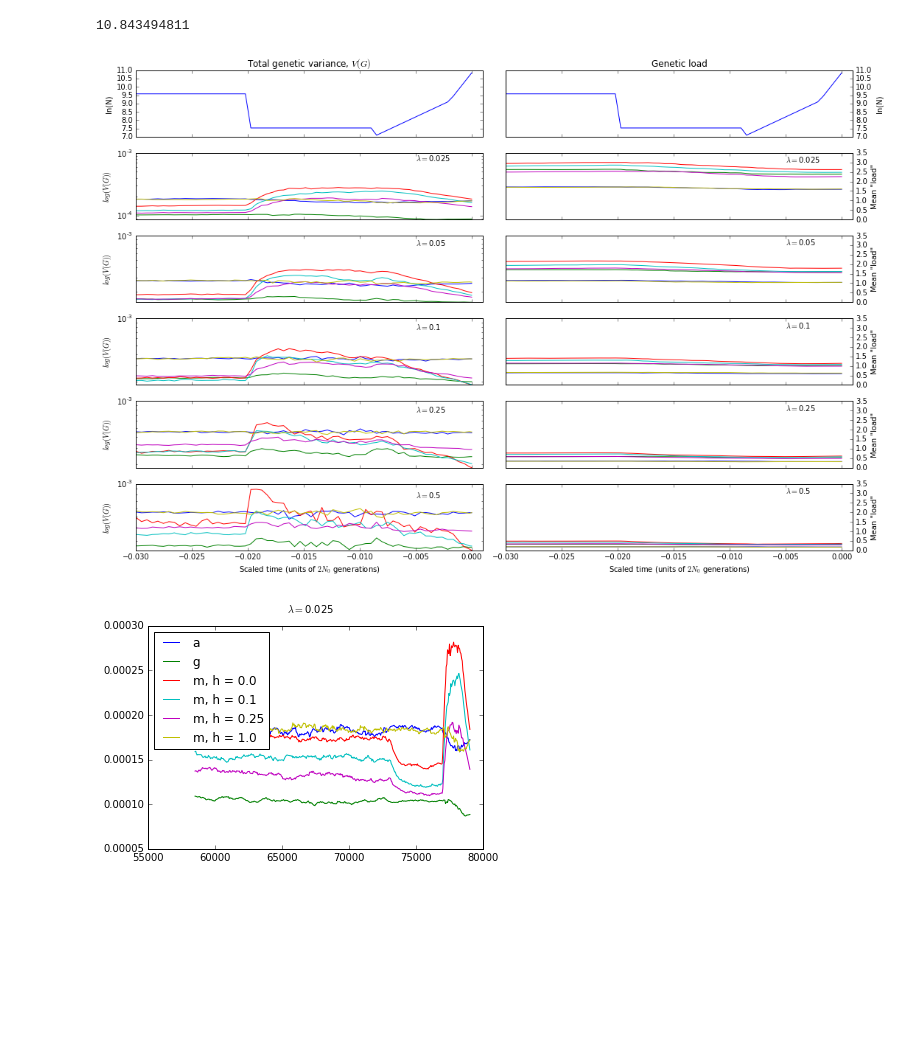
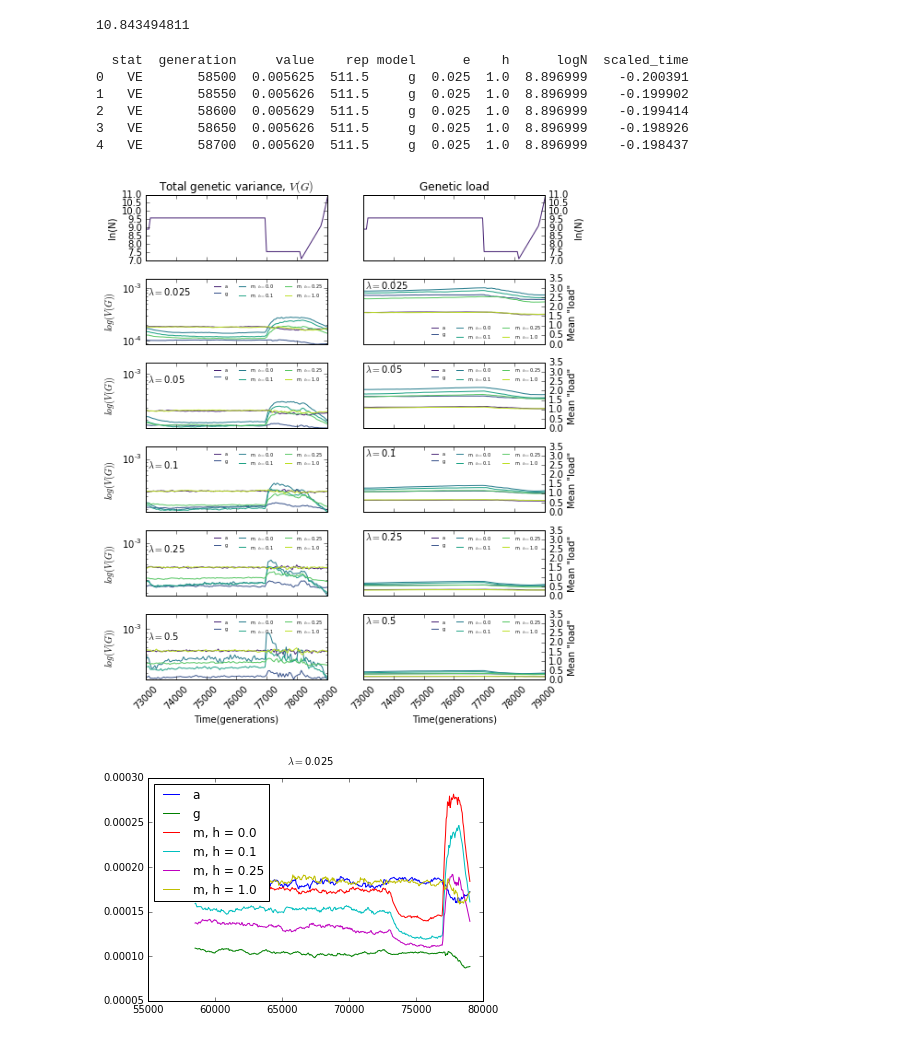
Before and after one commit to molpopgen/TennessenEAonly, a Jupyter notebook: Stats.ipynb, the cells around one changed output. Saved outputs shown, nothing was run; the diff lists cells and outputs as text; code cells hidden in the pictures; blank space fills up the shorter version.

Commit message:
tweak stats figs

```diff
--- a/Stats.ipynb
+++ b/Stats.ipynb
@@ -116,9 +116,10 @@ print(s.logN.max())
 # %% [output]
 10.843494811
 # %%
-fig=plt.figure(figsize=(15,10))
+fig=plt.figure(figsize=(7.5,8.5))
 #s=pd.read_hdf('statsummaryMean.h5')
 s['scaled_time']=(s.generation-s.generation.max())/(2.0*N.max())
+print s.head()
 A=[]
 B=[]
 A.append(plt.subplot2grid((6,2),(0,0),colspan=1,rowspan=1))
@@ -127,54 +128,82 @@ for i in range(len(L)):
     A.append(plt.subplot2grid((6,2),(i+1,0),colspan=1,rowspan=1))
     B.append(plt.subplot2grid((6,2),(i+1,1),colspan=1,rowspan=1))
 FIRST=False
-for m in sorted(s.model.unique()):
-    for i in range(len(L)):
+COLORS = [plt.cm.viridis(x) for x in np.linspace(0.1,0.9, 6)]
+CI=0
+#for m in sorted(s.model.unique()):
+for i in range(len(L)):
+    CI=0
+    for m in sorted(s.model.unique()):
+#    for i in range(len(L)):
         l=L[i]
+        #print m,l
         #print(i)
         if m!='m':
+            si=s[(s.model==m)&(s.e==l)]
+            #print si.head()
             if i==0 and FIRST is False:
-                A[0].plot(si.scaled_time[si.stat=='VG'],si.logN[si.stat=='VG'])
-                B[0].plot(si.scaled_time[si.stat=='VG'],si.logN[si.stat=='VG'])
+                A[0].plot(si.generation[si.stat=='VG'],si.logN[si.stat=='VG'],color=COLORS[CI])
+                B[0].plot(si.generation[si.stat=='VG'],si.logN[si.stat=='VG'],color=COLORS[CI])
                 FIRST = True
-            #print(m)
-            si=s[(s.model==m)&(s.e==l)]
-            A[i+1].semilogy(si.scaled_time[si.stat=='VG'],si.value[si.stat=='VG'],label=m)
-            B[i+1].plot(si.scaled_time[si.stat=='mload'],si.value[si.stat=='mload'],label=m)
+            A[i+1].semilogy(si.generation[si.stat=='VG'],si.value[si.stat=='VG'],label=m,color=COLORS[CI])
+            B[i+1].plot(si.generation[si.stat=='mload'],si.value[si.stat=='mload'],label=m,color=COLORS[CI])
+            CI+=1
         else:
             for h in sorted(H):
+                #print h
                 si=s[(s.model==m)&(s.e==l)&(s.h==h)]
-                A[i+1].semilogy(si.scaled_time[si.stat=='VG'],
-                          si.value[si.stat=='VG'],label=m+r', $h = $'+'{0:0.3}'.format(float(h)))
-                B[i+1].plot(si.scaled_time[si.stat=='mload'],
-                          si.value[si.stat=='mload'],label=m+r', $h = $'+'{0:0.3}'.format(float(h)))
+                A[i+1].semilogy(si.generation[si.stat=='VG'],
+                          si.value[si.stat=='VG'],label=m+r', $h = $'+'{0:0.3}'.format(float(h)),color=COLORS[CI])
+                B[i+1].plot(si.generation[si.stat=='mload'],
+                          si.value[si.stat=='mload'],label=m+r', $h = $'+'{0:0.3}'.format(float(h)),color=COLORS[CI])
+                CI+=1
+        #print CI,len(COLORS)
+        if CI==len(COLORS)-1:
+            CI=0
 #Axis details, etc.
 for i in B:
-    i.set_xlim(-0.03,0.001)
+    i.set_xlim(73000,79019)
+    #i.set_xlim(-0.03,0.001)
     i.yaxis.tick_right()
     i.yaxis.set_label_position('right')
 for i in A:
-    i.set_xlim(-0.03,0.001)
+    #i.set_xlim(-0.03,0.001)
+    i.set_xlim(73000,79019)
 for i in range(1,len(A)):
-    A[i].set_ylim(0.0,1e-3)
-    A[i].text(-0.005,0.75e-3,r'$\lambda = $'+'{0:0.2}'.format(L[i-1]))
+    A[i].set_ylim(0.0,1.5e-3)
+    A[i].text(73050,0.75e-3,r'$\lambda = $'+'{0:0.2}'.format(L[i-1]))
     A[i].set_ylabel(r'$log(V(G))$')
 for i in range(1,len(B)):
     B[i].set_ylim(0.0,3.5)
-    B[i].text(-0.005,3.0,r'$\lambda = $'+'{0:0.2}'.format(L[i-1]))
+    B[i].text(73050,3.0,r'$\lambda = $'+'{0:0.2}'.format(L[i-1]))
     B[i].set_ylabel(r'Mean "load"')
 for i in range(len(A)-1):
     plt.setp(A[i].get_xticklabels(),visible=False)
     plt.setp(B[i].get_xticklabels(),visible=False)
 A[0].set_title("Total genetic variance, "+r'$V(G)$')
 B[0].set_title("Genetic load")
-A[len(A)-1].set_xlabel("Scaled time (units of "+r'$2N_0$'+" generations)")
-B[len(B)-1].set_xlabel("Scaled time (units of "+r'$2N_0$'+" generations)")
+A[len(A)-1].set_xlabel("Time(generations)")
+plt.setp(A[len(A)-1].get_xticklabels(),rotation=45)
+B[len(B)-1].set_xlabel("Time(generations)")
+plt.setp(B[len(B)-1].get_xticklabels(),rotation=45)
 A[0].set_ylabel("ln(N)")
 B[0].set_ylabel("ln(N)")
+for i in range(1,len(A)):
+    A[i].legend(loc='upper right',prop={'size':5},ncol=3,frameon=False)
+B[1].legend(loc='lower right',prop={'size':5},ncol=3,frameon=False)
+for i in range(2,len(B)):
+    B[i].legend(loc='upper right',prop={'size':5},ncol=3,frameon=False)
 plt.tight_layout()
 plt.show()
+fig.savefig('TennessenStats.tif',dpi=600)
 # %% [output]
+  stat  generation     value    rep model      e    h      logN  scaled_time
+0   VE       58500  0.005625  511.5     g  0.025  1.0  8.896999    -0.200391
+1   VE       58550  0.005626  511.5     g  0.025  1.0  8.896999    -0.199902
+2   VE       58600  0.005629  511.5     g  0.025  1.0  8.896999    -0.199414
+3   VE       58650  0.005626  511.5     g  0.025  1.0  8.896999    -0.198926
+4   VE       58700  0.005620  511.5     g  0.025  1.0  8.896999    -0.198437
-[figure, old version]
+[figure, new version]
 # %%
 #Now, do some actual plotting
 s=pd.read_hdf('statsummaryMean.h5')
```
Also changed, not shown: 5 other files.
